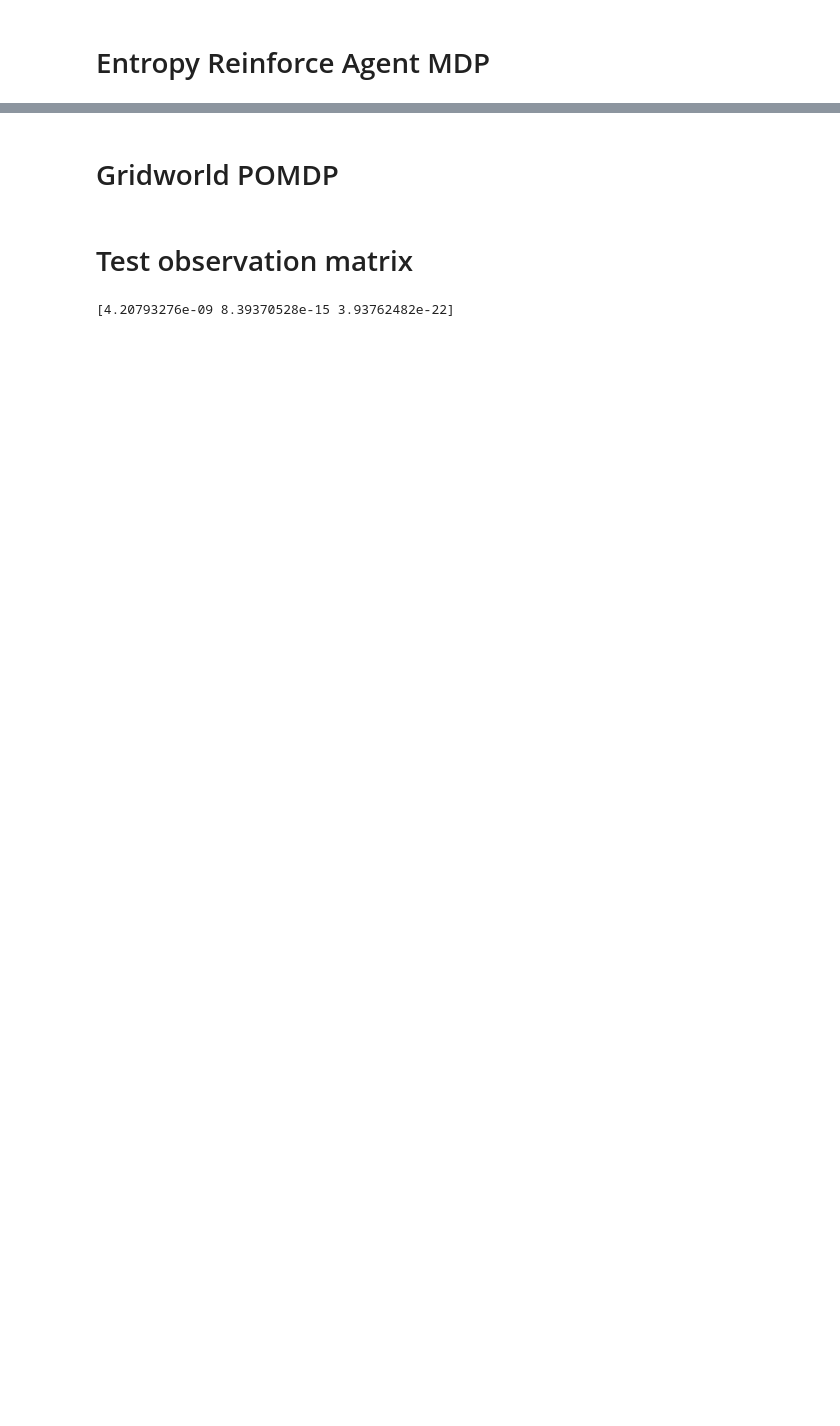
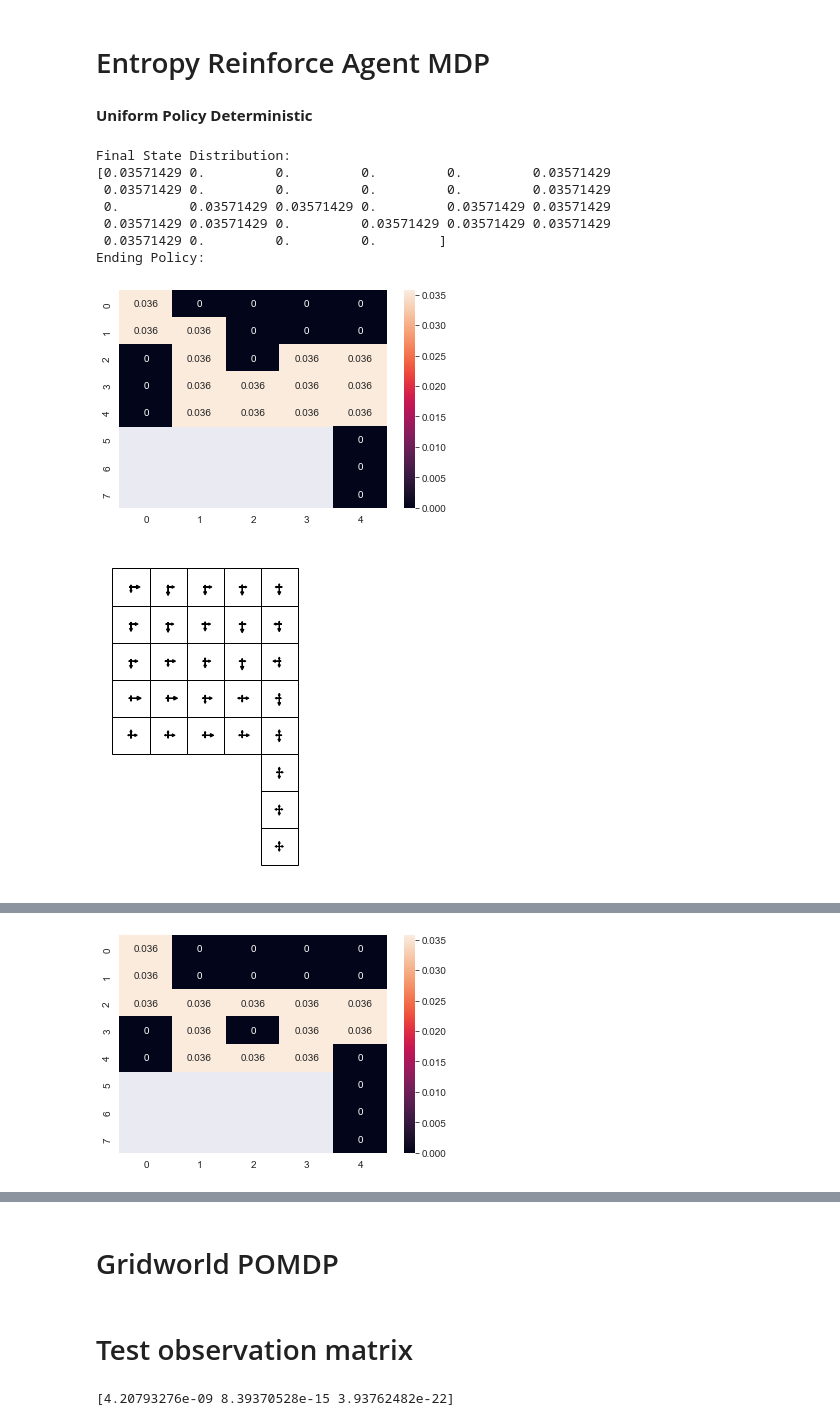
Before and after one commit to duiliocirino/Thesis, a Jupyter notebook: Exploration POMDP/CorridorGridworld.ipynb, the cells around one changed output, grey strips where cells are left out. Drawn from its saved outputs; the diff is of its cells as text; code cells hidden in the pictures; blank space fills up the shorter version.

```diff
--- a/Exploration POMDP/CorridorGridworld.ipynb
+++ b/Exploration POMDP/CorridorGridworld.ipynb
@@ -388,3 +456,80 @@ class REINFORCEAgentE(REINFORCEAgent):
         # Update the policy parameters
         self.policy_params += self.alpha * grad
         return entropies
+# %% [markdown]
+**Uniform Policy Deterministic**
+# %%
+n_episodes = 10000
+n_traj = 20
+n_run = 3
+confidence = 0.95
+
+env = GridworldEnvGoalless(time_horizon = 28, prob=0)
+
+with tqdm(total=n_run * n_episodes, ncols=80) as pbar:
+    # Train the agent and plot the entropies
+    list_entropies = []
+    for r in range(n_run):
+        agent = REINFORCEAgentE(env=env, policy=2)
+        avg_entropies = []
+        for i in range(n_episodes):
+            episodes = []
+            entropies = []
+            for k in range(n_traj):
+                episode = []
+                state = env.reset()
+                done = False
+                while not done:
+                    action = agent.get_action(state)
+                    next_state, reward, done, _ = env.step(action)
+                    episode.append((state, action, reward, next_state))
+                    state = next_state
+                episodes.append(episode)
+            entropies = agent.update_multiple_sampling(episodes)
+            avg_entropies.append(np.mean(entropies))
+            pbar.update(1)
+        # Print the final heatmap
+        print("Final State Distribution:")
+        d_t = agent.compute_state_distribution(episode)
+        print(agent.compute_state_distribution(episode))
+        heatmap_data = np.full((env.grid_size+env.length_corridor, env.grid_size), np.nan)
+        for index in range(env.state_space.n):
+            col, row = env.index_to_state(index)
+            heatmap_data[row][col] = d_t[index]
+        sns.heatmap(data=heatmap_data, annot=True)
+        # Print the ending policy
+        print("Ending Policy:")
+        print_gridworld_with_policy(agent)
+        list_entropies.append(avg_entropies)
+    list_entropies = np.transpose(np.array(list_entropies), (1,0))
+
+# Initialize the plotting vectors
+fig, ax = plt.subplots(figsize=(30,10))
+entropies_means = []
+under_line = []
+over_line = []
+for i in range(n_episodes):
+    entropies_mean = np.mean(list_entropies[i])
+    entropies_std = np.std(list_entropies[i])
+    freedom_deg = n_run - 1
+    t_crit = np.abs(t.ppf((1 - confidence) / 2, freedom_deg))
+    entropies_means.append(entropies_mean)
+    under_line.append(entropies_mean - entropies_std * t_crit / np.sqrt(n_run))
+    over_line.append(entropies_mean + entropies_std * t_crit / np.sqrt(n_run))
+ax.clear()
+ax.plot(entropies_means, label='Entropy')
+ax.fill_between(np.arange(n_episodes), under_line, over_line, color='b', alpha=0.1)
+ax.set_xlabel('Episode')
+ax.set_ylabel('Entropy')
+ax.legend()
+fig.canvas.draw()
+# %% [output]
+Final State Distribution:
+[0.03571429 0.         0.         0.         0.         0.03571429
+ 0.03571429 0.         0.         0.         0.         0.03571429
+ 0.         0.03571429 0.03571429 0.         0.03571429 0.03571429
+ 0.03571429 0.03571429 0.         0.03571429 0.03571429 0.03571429
+ 0.03571429 0.         0.         0.        ]
+Ending Policy:
+[figure, added]
+[figure, added]
@@ -390,0 +543 @@ class REINFORCEAgentE(REINFORCEAgent):
+[figure, added]
```
Also changed, not shown: parts of 22 cells of this notebook.
